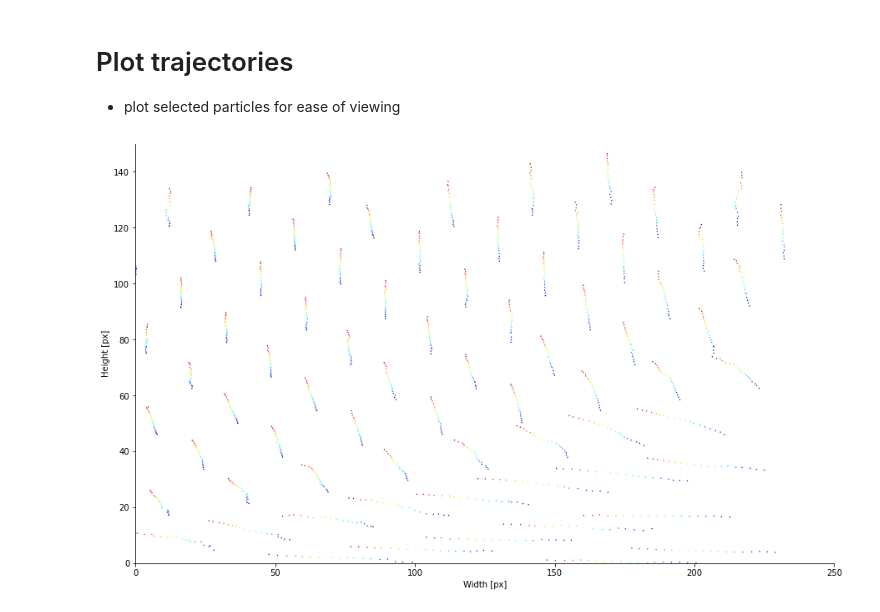
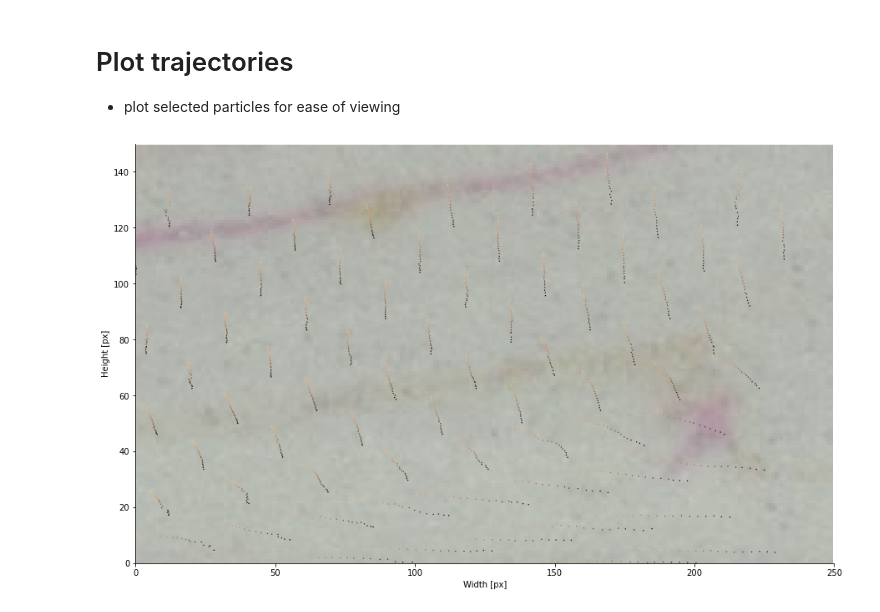
Before and after one commit to phialahydrite/sptv_code, a Jupyter notebook: docs/particle_displacer_demo.ipynb, the cells around one changed output. Cells and saved outputs as stored; diff of their text form; code cells hidden in the pictures.

```diff
--- a/docs/particle_displacer_demo.ipynb
+++ b/docs/particle_displacer_demo.ipynb
@@ -66,8 +66,8 @@ pts.head()
 # Plot trajectories
 - plot selected particles for ease of viewing
 # %%
- def tp_plot_traj(trajs,sample_int=1,particle_int=1,scaled=False,save=False,
-                 cmap=plt.cm.jet):
+ def tp_plot_traj(trajs,images,sample_int=1,particle_int=1,scaled=False,save=False,
+                 cmap=plt.cm.copper):
     '''
     Convenience function to plot all trajs in a given dataframe
         with scaled axes.
@@ -94,6 +94,7 @@ pts.head()
     else:
         x = trajs['x']
         y = trajs['y']
+    ax.imshow(np.flipud(images[-1]),alpha=0.5)
     ax.scatter(x[::sample_int],y[::sample_int],
                c=trajs['frame'][::sample_int],marker='o',
                s=2, cmap=cmap,lw=0,
@@ -115,6 +116,6 @@ pts.head()
                                           bbox_inches='tight')
         plt.close('all')
 # %%
-tp_plot_traj(pts,particle_int=25)
+tp_plot_traj(pts,images,particle_int=25)
 # %% [output]
-[figure, old version]
+[figure, new version]
```
Also changed, not shown: parts of 4 cells of this notebook.
